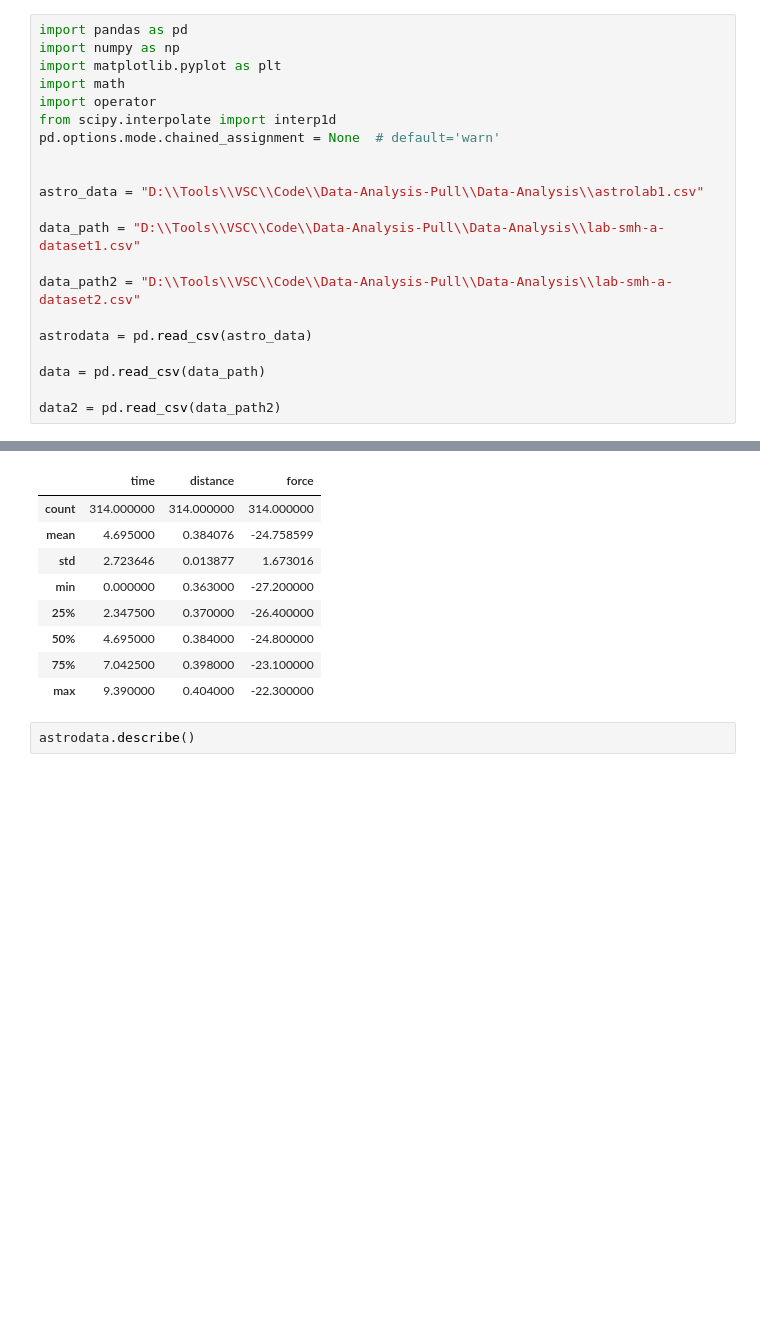
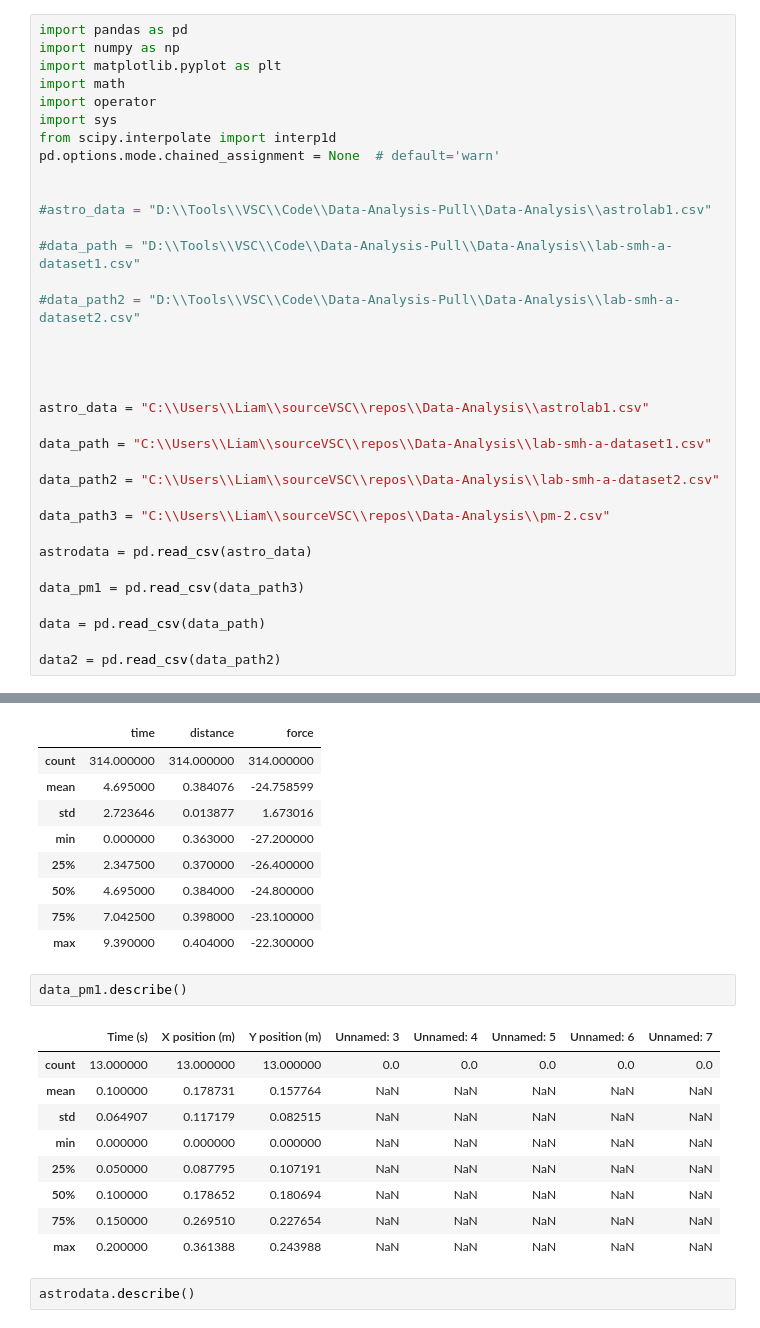
Before and after one commit to ClarkieUK/Data-Analysis, a Jupyter notebook: notebook.ipynb, the cells around one changed output, grey strips where cells are left out. Cells and saved outputs as stored; diff of their text form; blank space fills up the shorter version.

```diff
--- a/notebook.ipynb
+++ b/notebook.ipynb
@@ -4,17 +4,31 @@ import numpy as np
 import matplotlib.pyplot as plt
 import math
 import operator
+import sys
 from scipy.interpolate import interp1d
 pd.options.mode.chained_assignment = None  # default='warn'
 
 
-astro_data = "D:\\Tools\\VSC\\Code\\Data-Analysis-Pull\\Data-Analysis\\astrolab1.csv"
+#astro_data = "D:\\Tools\\VSC\\Code\\Data-Analysis-Pull\\Data-Analysis\\astrolab1.csv"
 
-data_path = "D:\\Tools\\VSC\\Code\\Data-Analysis-Pull\\Data-Analysis\\lab-smh-a-dataset1.csv"
+#data_path = "D:\\Tools\\VSC\\Code\\Data-Analysis-Pull\\Data-Analysis\\lab-smh-a-dataset1.csv"
 
-data_path2 = "D:\\Tools\\VSC\\Code\\Data-Analysis-Pull\\Data-Analysis\\lab-smh-a-dataset2.csv"
+#data_path2 = "D:\\Tools\\VSC\\Code\\Data-Analysis-Pull\\Data-Analysis\\lab-smh-a-dataset2.csv"
+
+
+
+
+astro_data = "C:\\Users\\Liam\\sourceVSC\\repos\\Data-Analysis\\astrolab1.csv"
+
+data_path = "C:\\Users\\Liam\\sourceVSC\\repos\\Data-Analysis\\lab-smh-a-dataset1.csv"
+
+data_path2 = "C:\\Users\\Liam\\sourceVSC\\repos\\Data-Analysis\\lab-smh-a-dataset2.csv"
+
+data_path3 = "C:\\Users\\Liam\\sourceVSC\\repos\\Data-Analysis\\pm-2.csv"
 
 astrodata = pd.read_csv(astro_data)
+
+data_pm1 = pd.read_csv(data_path3)
 
 data = pd.read_csv(data_path)
 
@@ -31,6 +45,18 @@ data2.describe()
 | 50% | 4.695000 | 0.384000 | -24.800000 |
 | 75% | 7.042500 | 0.398000 | -23.100000 |
 | max | 9.390000 | 0.404000 | -22.300000 |
+# %%
+data_pm1.describe()
+# %% [output]
+|  | Time (s) | X position (m) | Y position (m) | Unnamed: 3 | Unnamed: 4 | Unnamed: 5 | Unnamed: 6 | Unnamed: 7 |
+| count | 13.000000 | 13.000000 | 13.000000 | 0.0 | 0.0 | 0.0 | 0.0 | 0.0 |
+| mean | 0.100000 | 0.178731 | 0.157764 | NaN | NaN | NaN | NaN | NaN |
+| std | 0.064907 | 0.117179 | 0.082515 | NaN | NaN | NaN | NaN | NaN |
+| min | 0.000000 | 0.000000 | 0.000000 | NaN | NaN | NaN | NaN | NaN |
+| 25% | 0.050000 | 0.087795 | 0.107191 | NaN | NaN | NaN | NaN | NaN |
+| 50% | 0.100000 | 0.178652 | 0.180694 | NaN | NaN | NaN | NaN | NaN |
+| 75% | 0.150000 | 0.269510 | 0.227654 | NaN | NaN | NaN | NaN | NaN |
+| max | 0.200000 | 0.361388 | 0.243988 | NaN | NaN | NaN | NaN | NaN |
 # %%
 astrodata.describe()
 # %% [output]
```
Also changed, not shown: 4 other files.
